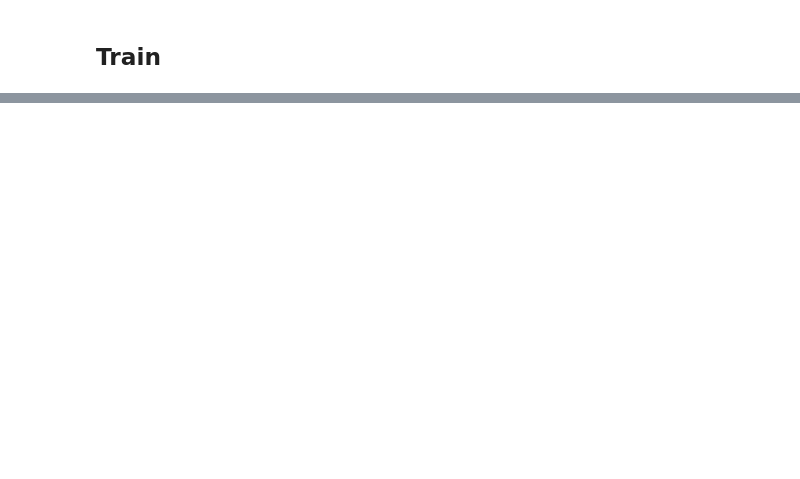
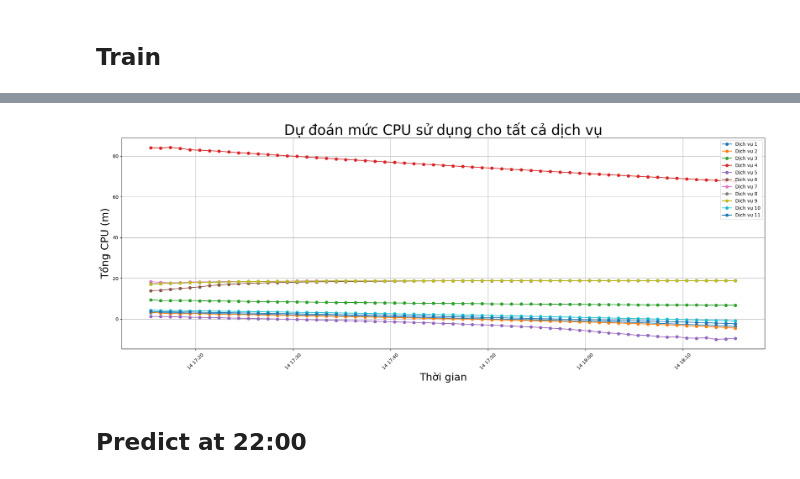
Before and after one commit to TranManhSon/Predict-Kubernetes-Resource, a Jupyter notebook: Notebook/ANN_predict.ipynb, the cells around one changed output, grey strips where cells are left out. Saved outputs shown, nothing was run; the diff lists cells and outputs as text; code cells hidden in the pictures; blank space fills up the shorter version.

```diff
--- a/Notebook/ANN_predict.ipynb
+++ b/Notebook/ANN_predict.ipynb
@@ -214,0 +266,7 @@ plt.show()
+# %%
+df_compare_pred['TimeDate'] = pd.to_datetime(df_compare_pred['Timestamp'], unit='s')
+
+min_timestamp = df_compare_pred['TimeDate'].min()
+max_timestamp = df_compare_pred['TimeDate'].max()
+
+print(f"Range of Timestamp: {min_timestamp} to {max_timestamp}")
@@ -214,0 +317,11 @@ plt.show()
+# %%
+new_input_df = new_df.tail(1000)
+new_input_df = new_input_df.reset_index()
+
+new_input_df['TimeDate'] = pd.to_datetime(new_input_df['Timestamp'], unit= 's')  # Nếu Timestamp là Unix timestamp
+
+# Hiển thị range của Timestamp đã chuyển đổi
+min_timestamp = new_input_df['TimeDate'].min()
+max_timestamp = new_input_df['TimeDate'].max()
+
+print(f"Range of Timestamp: {min_timestamp} to {max_timestamp}")
@@ -214,0 +332,7 @@ plt.show()
+# %%
+last_timestamp = max_timestamp
+predict_timestamp = pd.Timestamp('2024-12-14 18:15:00')
+
+last_metrics = new_input_df[new_input_df['TimeDate'] <= last_timestamp].groupby('Label').tail(1)
+
+print(last_metrics)
@@ -214,0 +448,21 @@ plt.show()
+# %%
+plt.figure(figsize=(20, 8))
+unique_labels = result_df['Label'].unique()
+
+
+for label in unique_labels:
+    label_data = result_df[result_df['Label'] == label]
+    plt.plot(label_data['Timestamp'], label_data['CPU(t)'], marker='o', label=f'Dịch vụ {label}')
+
+plt.title('Dự đoán mức CPU sử dụng cho tất cả dịch vụ', fontsize=30)
+plt.xlabel('Thời gian',fontsize=22)
+plt.ylabel('Tổng CPU (m)', fontsize=22)
+plt.xticks(rotation=45)
+plt.legend()
+plt.grid()
+plt.tight_layout()
+plt.show()
+# %% [output]
+[figure, added]
+# %% [markdown]
+## Predict at 22:00
```
Also changed, not shown: parts of 24 cells of this notebook, 8 other files.
